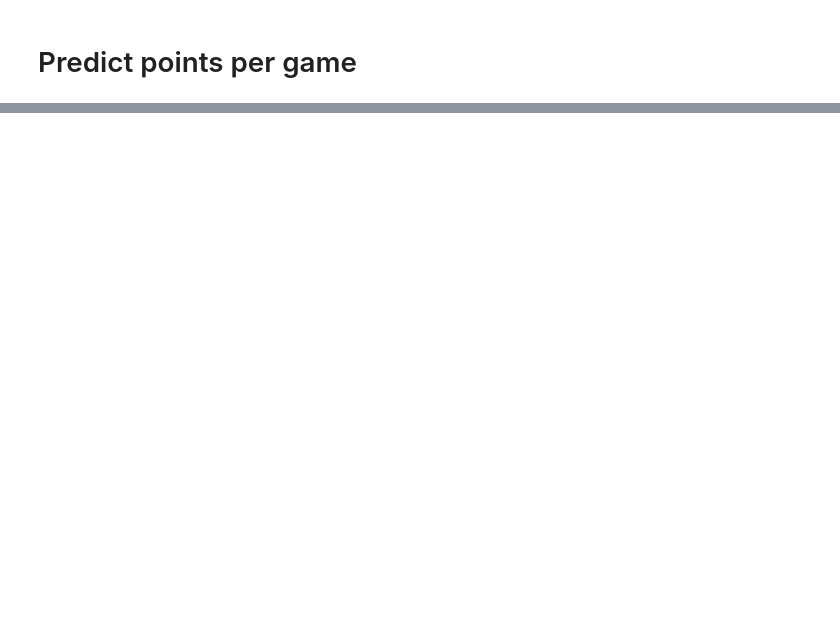
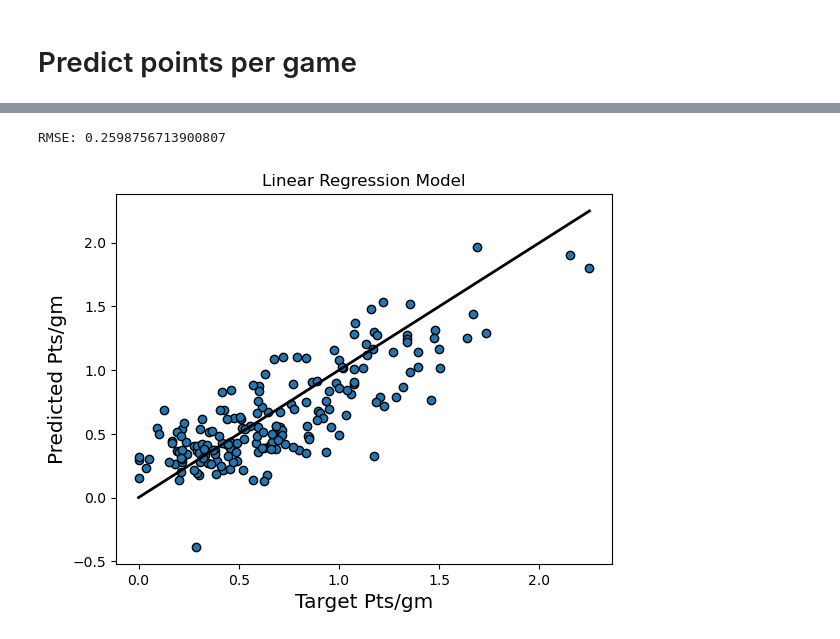
Before and after one commit to Guigui031/Machine-Learning-for-the-Best-NHL-Pool, a Jupyter notebook: ML_for_NHL.ipynb, the cells around one changed output, grey strips where cells are left out. Saved outputs shown, nothing was run; the diff lists cells and outputs as text; code cells hidden in the pictures; blank space fills up the shorter version.

```diff
--- a/ML_for_NHL.ipynb
+++ b/ML_for_NHL.ipynb
@@ -182,2 +233,19 @@ print('RMSE:', root_mean_squared_error(X_test['points_2'], y_test))
+# %%
+# train a linear regression model and evaluate on test data
+model = LinearRegression().fit(X_train, y_train)
+
+print('RMSE:', root_mean_squared_error(model.predict(X_test), y_test))
+# %% [output]
+RMSE: 0.2598756713900807
+# %%
+fig, ax = plt.subplots()
+ax.scatter(y_test, model.predict(X_test), edgecolors=(0, 0, 0))
+ax.plot([y_test.min(), y_test.max()], [y_test.min(), y_test.max()], 'k-', lw=2)
+ax.set_xlabel('Target Pts/gm', size='x-large')
+ax.set_ylabel('Predicted Pts/gm', size='x-large')
+plt.title("Linear Regression Model")
+plt.savefig('plot.png')
+# %% [output]
+[figure, added]
 # %%
 # Lancer le VotingClassifier
```
Also changed, not shown: parts of 20 cells of this notebook, 1 other file.
